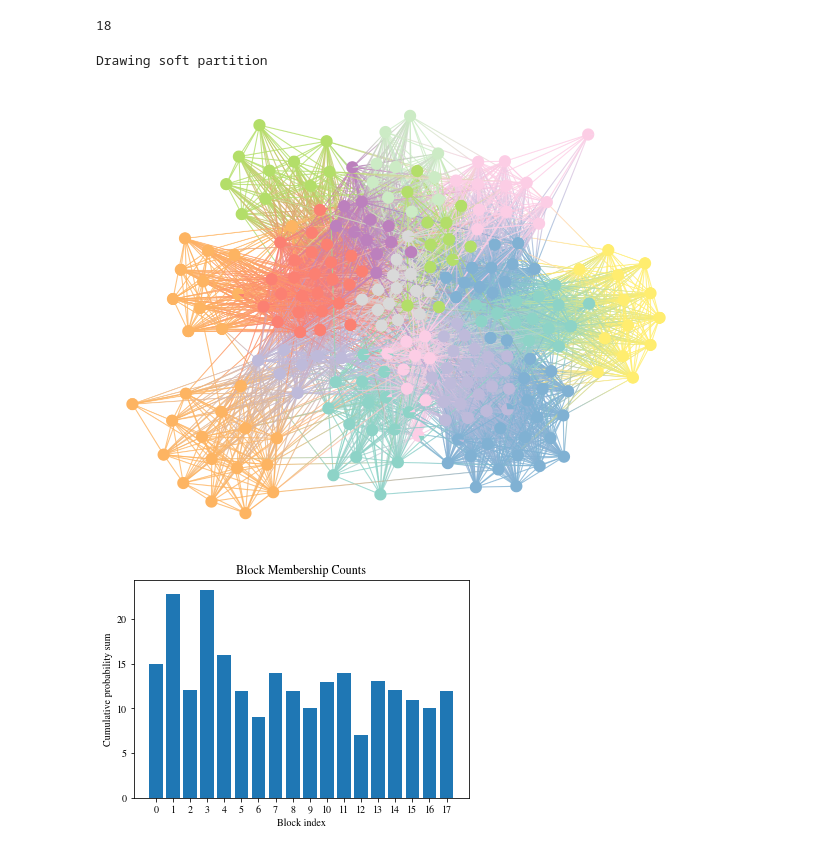
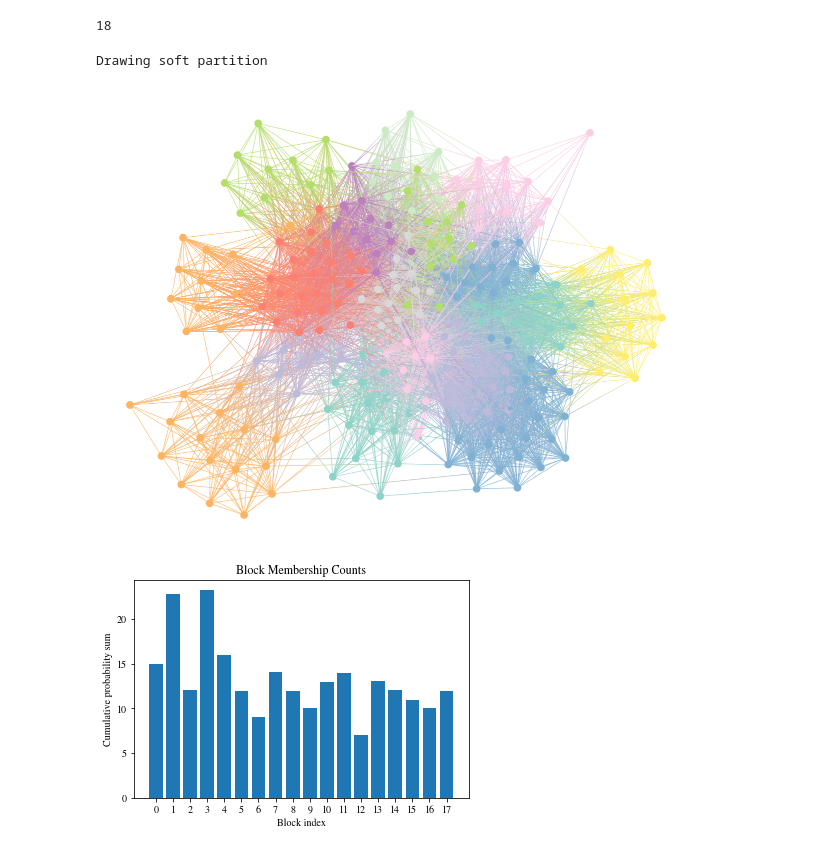
Before and after one commit to LozzaTray/Jormungandr-code, a Jupyter notebook: misc.ipynb, the cells around one changed output. Drawn from its saved outputs; the diff is of its cells as text; code cells hidden in the pictures.

```diff
--- a/misc.ipynb
+++ b/misc.ipynb
@@ -63,10 +63,10 @@ graph.mcmc(num_iter=10000)
 18
 # %%
 #graph.draw(gen_layout=False, output="school-graph.png")
-graph.draw(gen_layout=False)
+graph.draw(gen_layout=False, size=7)
 # %% [output]
 Drawing soft partition
-[figure, old version]
+[figure, new version]
 # %%
 graph.plot_posterior_props()
 # %% [output]
```
Also changed, not shown: parts of 9 cells of this notebook, 2 other files.
